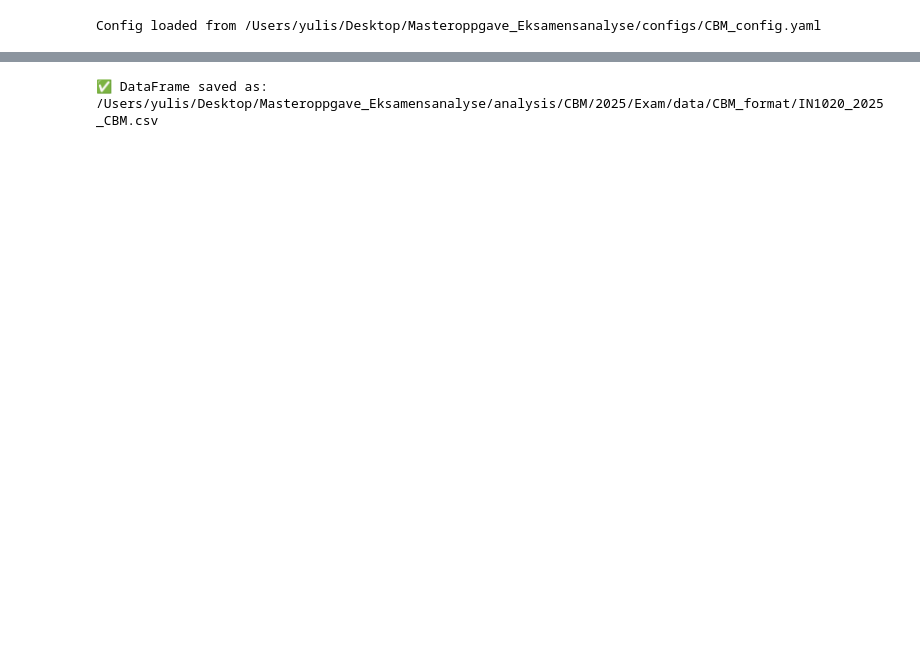
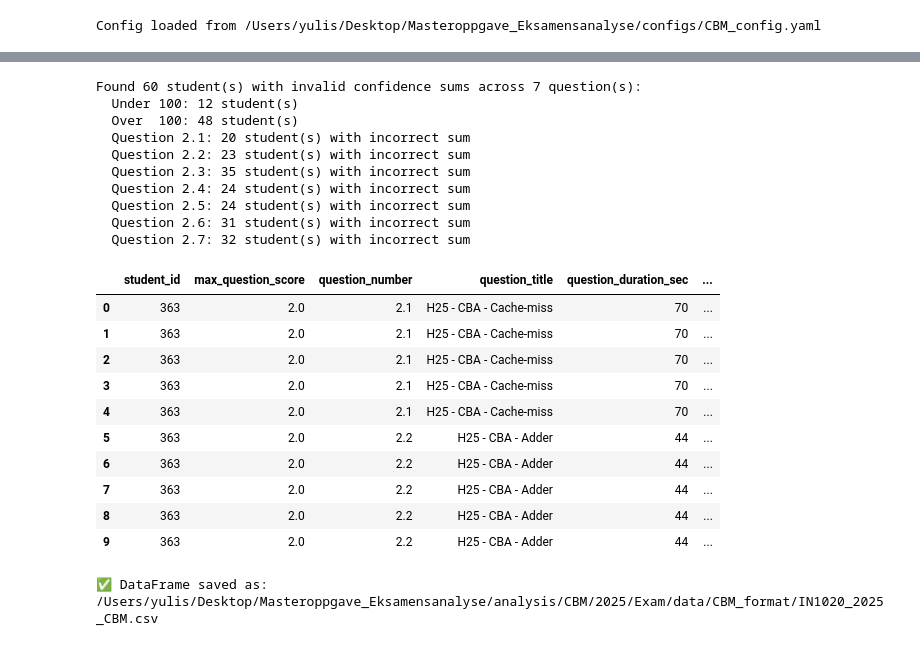
Before and after one commit to juliepe/exam_analysis_H25, a Jupyter notebook: analysis/CBM/2025/Exam/notebooks/3_CBM_format.ipynb, the cells around one changed output, grey strips where cells are left out. Drawn from its saved outputs; the diff is of its cells as text; code cells hidden in the pictures; blank space fills up the shorter version.

```diff
--- a/analysis/CBM/2025/Exam/notebooks/3_CBM_format.ipynb
+++ b/analysis/CBM/2025/Exam/notebooks/3_CBM_format.ipynb
@@ -108,3 +110,28 @@ df_CBM.head(10)
+# %%
+df_CBM = validate_and_remove_invalid_confidence(df_CBM)
+df_CBM.head(10)
+# %% [output]
+Found 60 student(s) with invalid confidence sums across 7 question(s):
+  Under 100: 12 student(s)
+  Over  100: 48 student(s)
+  Question 2.1: 20 student(s) with incorrect sum
+  Question 2.2: 23 student(s) with incorrect sum
+  Question 2.3: 35 student(s) with incorrect sum
+  Question 2.4: 24 student(s) with incorrect sum
+  Question 2.5: 24 student(s) with incorrect sum
+  Question 2.6: 31 student(s) with incorrect sum
+  Question 2.7: 32 student(s) with incorrect sum
+|  | student_id | max_question_score | question_number | question_title | question_duration_sec | ... |
+| 0 | 363 | 2.0 | 2.1 | H25 - CBA - Cache-miss | 70 | ... |
+| 1 | 363 | 2.0 | 2.1 | H25 - CBA - Cache-miss | 70 | ... |
+| 2 | 363 | 2.0 | 2.1 | H25 - CBA - Cache-miss | 70 | ... |
+| 3 | 363 | 2.0 | 2.1 | H25 - CBA - Cache-miss | 70 | ... |
+| 4 | 363 | 2.0 | 2.1 | H25 - CBA - Cache-miss | 70 | ... |
+| 5 | 363 | 2.0 | 2.2 | H25 - CBA - Adder | 44 | ... |
+| 6 | 363 | 2.0 | 2.2 | H25 - CBA - Adder | 44 | ... |
+| 7 | 363 | 2.0 | 2.2 | H25 - CBA - Adder | 44 | ... |
+| 8 | 363 | 2.0 | 2.2 | H25 - CBA - Adder | 44 | ... |
+| 9 | 363 | 2.0 | 2.2 | H25 - CBA - Adder | 44 | ... |
 # %%
 output_folder = root_path / "analysis" / "CBM" / "2025" / "Exam" / "data" / "CBM_format"
 save_csv_file(df_CBM, "IN1020_2025_CBM", output_folder)
```
Also changed, not shown: parts of 6 cells of this notebook, 16 other files.
